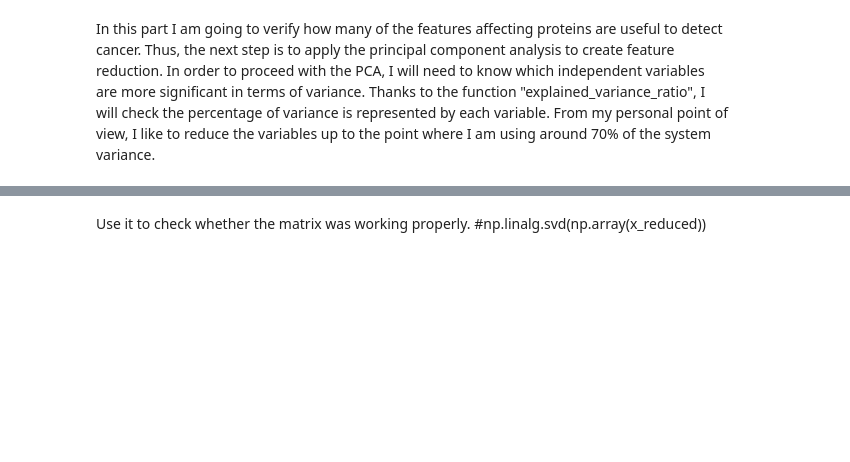
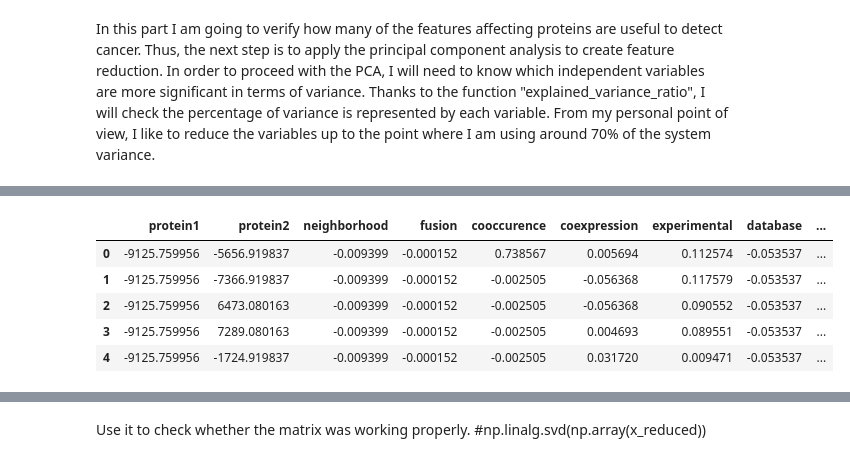
Before and after one commit to nonameforpirate2/DNA, a Jupyter notebook: NetworkAnalysis.ipynb, the cells around one changed output, grey strips where cells are left out. Drawn from its saved outputs; the diff is of its cells as text; code cells hidden in the pictures; blank space fills up the shorter version.

```diff
--- a/NetworkAnalysis.ipynb
+++ b/NetworkAnalysis.ipynb
@@ -1923,0 +1929,11 @@ From the percentage variance vector we can infer that working with 4 components
+# %%
+#compute the mean centered data
+X_mean = x_smt - x_smt.mean()
+X_mean.head()
+# %% [output]
+|  | protein1 | protein2 | neighborhood | fusion | cooccurence | coexpression | experimental | database | ... |
+| 0 | -9125.759956 | -5656.919837 | -0.009399 | -0.000152 | 0.738567 | 0.005694 | 0.112574 | -0.053537 | ... |
+| 1 | -9125.759956 | -7366.919837 | -0.009399 | -0.000152 | -0.002505 | -0.056368 | 0.117579 | -0.053537 | ... |
+| 2 | -9125.759956 | 6473.080163 | -0.009399 | -0.000152 | -0.002505 | -0.056368 | 0.090552 | -0.053537 | ... |
+| 3 | -9125.759956 | 7289.080163 | -0.009399 | -0.000152 | -0.002505 | 0.004693 | 0.089551 | -0.053537 | ... |
+| 4 | -9125.759956 | -1724.919837 | -0.009399 | -0.000152 | -0.002505 | 0.031720 | 0.009471 | -0.053537 | ... |
```
Also changed, not shown: parts of 31 cells of this notebook.
